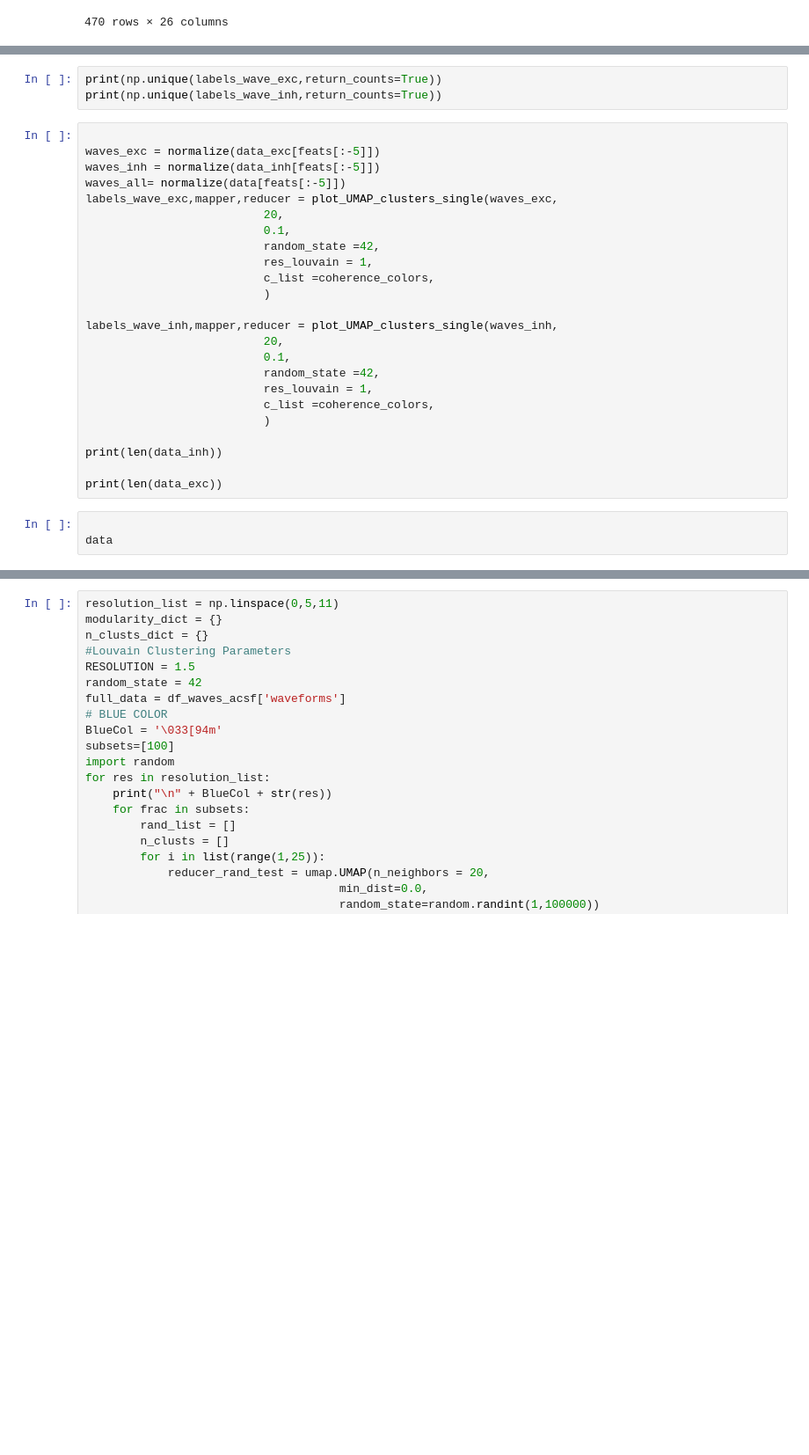
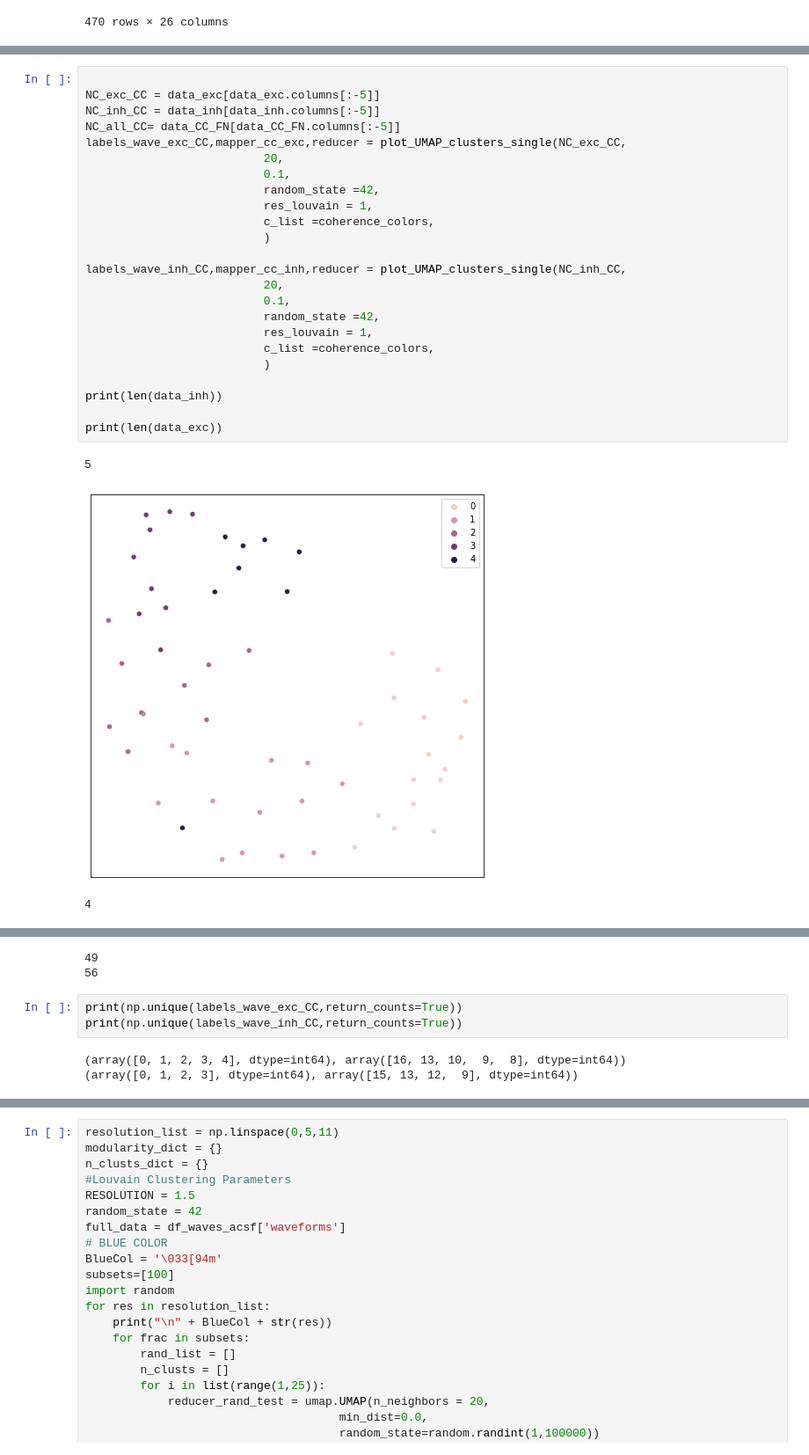
Before and after one commit to Nishant-codex/single_cell_analysis, a Jupyter notebook: notebooks/UMAP_Louvan_Niccolo.ipynb, the cells around one changed output, grey strips where cells are left out. Shown at 88% size. Drawn from its saved outputs; the diff is of its cells as text; blank space fills up the shorter version.

```diff
--- a/notebooks/UMAP_Louvan_Niccolo.ipynb
+++ b/notebooks/UMAP_Louvan_Niccolo.ipynb
@@ -287,0 +338,28 @@ print(len(NC_data1[features_ext_sub][NC_data1.ei_labels == 0]))
+# %%
+
+NC_exc_CC = data_exc[data_exc.columns[:-5]]
+NC_inh_CC = data_inh[data_inh.columns[:-5]]
+NC_all_CC= data_CC_FN[data_CC_FN.columns[:-5]]
+labels_wave_exc_CC,mapper_cc_exc,reducer = plot_UMAP_clusters_single(NC_exc_CC,
+                          20,
+                          0.1,
+                          random_state =42,
+                          res_louvain = 1,
+                          c_list =coherence_colors,
+                          )
+
+labels_wave_inh_CC,mapper_cc_inh,reducer = plot_UMAP_clusters_single(NC_inh_CC,
+                          20,
+                          0.1,
+                          random_state =42,
+                          res_louvain = 1,
+                          c_list =coherence_colors,
+                          )
+
+print(len(data_inh))
+
+print(len(data_exc))
+# %% [output]
+5
+[figure, added]
+4
@@ -288,30 +367,8 @@ print(len(NC_data1[features_ext_sub][NC_data1.ei_labels == 0]))
+49
+56
 # %%
-print(np.unique(labels_wave_exc,return_counts=True))
-print(np.unique(labels_wave_inh,return_counts=True))
+print(np.unique(labels_wave_exc_CC,return_counts=True))
+print(np.unique(labels_wave_inh_CC,return_counts=True))
+# %% [output]
+(array([0, 1, 2, 3, 4], dtype=int64), array([16, 13, 10,  9,  8], dtype=int64))
+(array([0, 1, 2, 3], dtype=int64), array([15, 13, 12,  9], dtype=int64))
-# %%
-
-waves_exc = normalize(data_exc[feats[:-5]])
-waves_inh = normalize(data_inh[feats[:-5]])
-waves_all= normalize(data[feats[:-5]])
-labels_wave_exc,mapper,reducer = plot_UMAP_clusters_single(waves_exc,
-                          20,
-                          0.1,
-                          random_state =42,
-                          res_louvain = 1,
-                          c_list =coherence_colors,
-                          )
-
-labels_wave_inh,mapper,reducer = plot_UMAP_clusters_single(waves_inh,
-                          20,
-                          0.1,
-                          random_state =42,
-                          res_louvain = 1,
-                          c_list =coherence_colors,
-                          )
-
-print(len(data_inh))
-
-print(len(data_exc))
-# %%
-
-data
```
Also changed, not shown: parts of 21 cells of this notebook, 6 other files.
